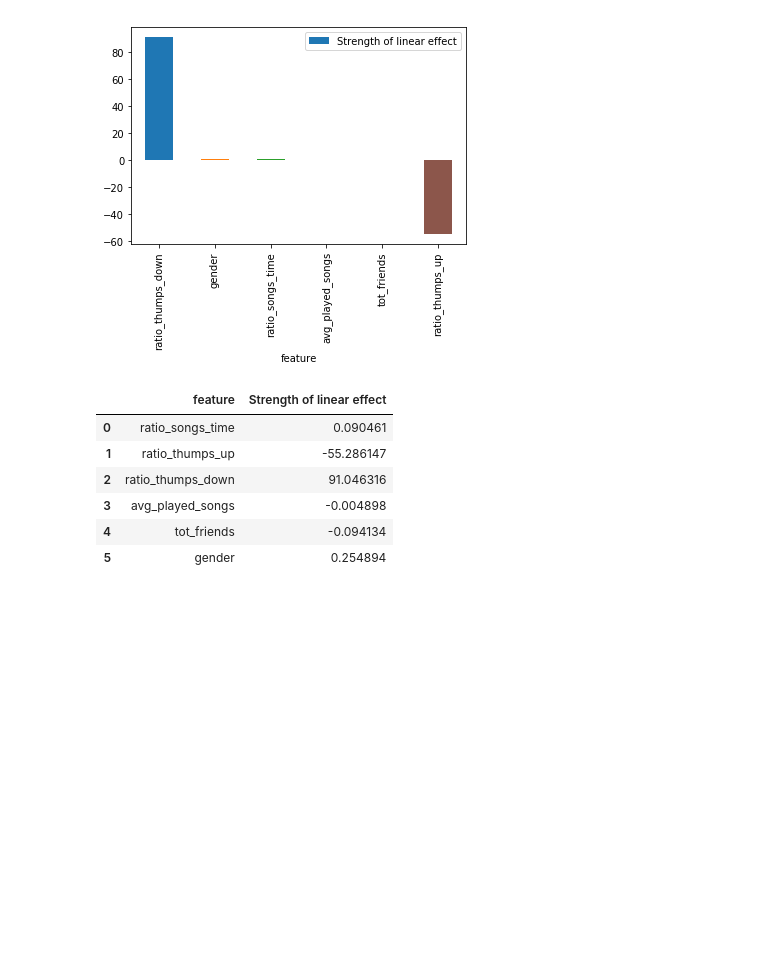
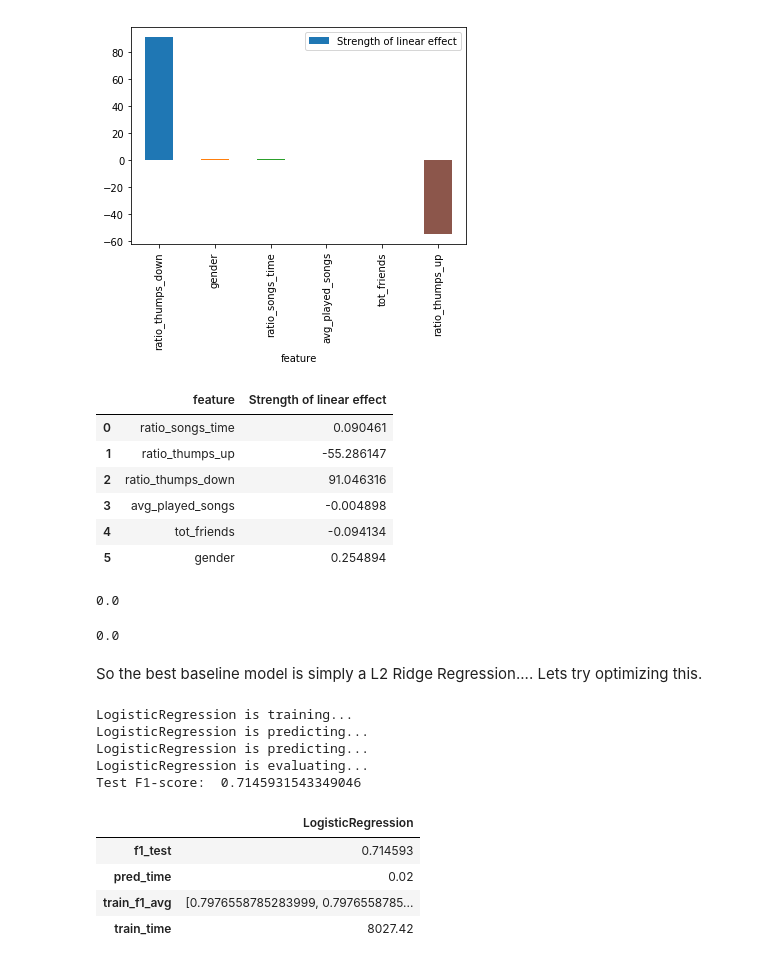
Before and after one commit to clemenshaerder/Udacity_Sparkify, a Jupyter notebook: Sparkify.ipynb, the cells around one changed output. Drawn from its saved outputs; the diff is of its cells as text; code cells hidden in the pictures; blank space fills up the shorter version.

```diff
--- a/Sparkify.ipynb
+++ b/Sparkify.ipynb
@@ -668,0 +661,13 @@ coefficients
+# %%
+best_reg_param = best_model._java_obj.getRegParam()
+best_elasticnet_param = best_model._java_obj.getElasticNetParam()
+best_elasticnet_param
+# %% [output]
+0.0
+# %%
+best_reg_param
+# %% [output]
+0.0
+# %% [markdown]
+So the best baseline model is simply a L2 Ridge Regression....
+Lets try optimizing this.
@@ -668,0 +680,55 @@ coefficients
+# %%
+# collect results on the learners
+all_results = {}
+for clf in [clf_LR]:
+#for clf in [clf_LR, clf_DT, clf_RF, clf_SVM]:
+
+    cross_val_model = CrossValidator(estimator = clf, estimatorParamMaps = param_grid, evaluator = f1_evaluation, numFolds = 5)
+
+    model_results = {}
+
+    # get the classifier name
+    clf_name = clf.__class__.__name__
+
+
+    # fit the dataset
+    print(f'{clf_name} is training...')
+    start = time.time()
+    model = cross_val_model.fit(train)
+    end = time.time()
+    model_results['train_time'] = round(end-start,2)
+
+    # predict
+    print(f'{clf_name} is predicting...')
+    start = time.time()
+    pred_test = model.transform(test)
+    end = time.time()
+    model_results['train_f1_avg'] = model.avgMetrics
+
+    # predict
+    print(f'{clf_name} is predicting...')
+    start = time.time()
+    pred_test = model.transform(test)
+    end = time.time()
+    model_results['pred_time'] = round(end-start,2)
+
+    #metrics
+    print(f'{clf_name} is evaluating...')
+    model_results['f1_test'] = f1_evaluation.evaluate(pred_test.select('label','prediction'),{f1_evaluation.metricName: 'f1'})
+    print('Test F1-score: ',model_results['f1_test'])
+    all_results[clf_name] = model_results
+
+all_results_df = pd.DataFrame(all_results)
+# all_results_df.to_csv('baseline.csv')
+all_results_df
+# %% [output]
+LogisticRegression is training...
+LogisticRegression is predicting...
+LogisticRegression is predicting...
+LogisticRegression is evaluating...
+Test F1-score:  0.7145931543349046
+|  | LogisticRegression |
+| f1_test | 0.714593 |
+| pred_time | 0.02 |
+| train_f1_avg | [0.7976558785283999, 0.7976558785... |
+| train_time | 8027.42 |
```
Also changed, not shown: parts of 7 cells of this notebook.
